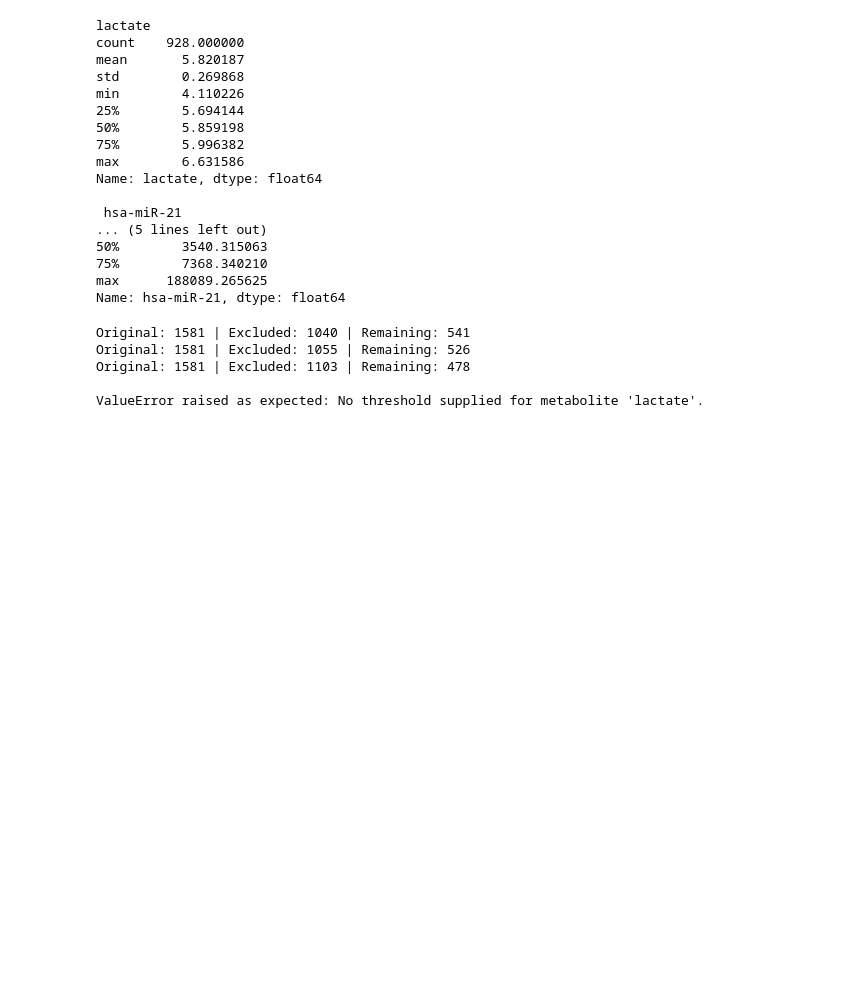
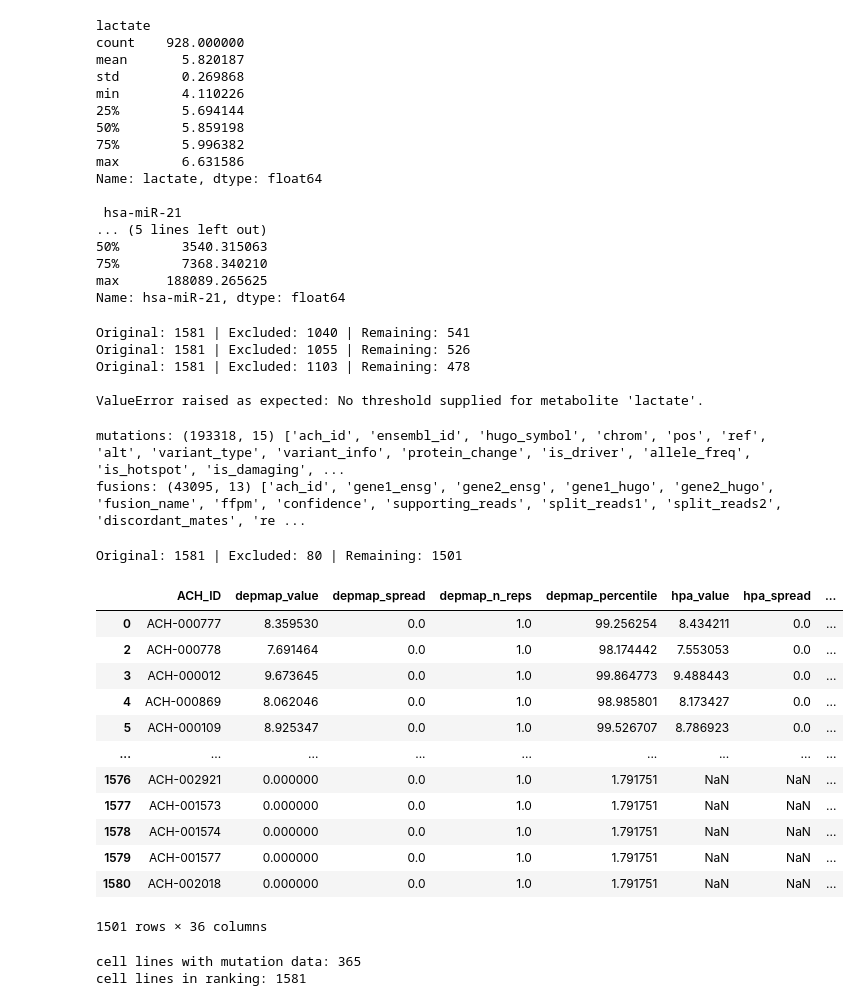
Before and after one commit to NattawasP/SEMTM0044_2025_AYEAR_TEAM34, a Jupyter notebook: notebooks/Victor_Data Exploration/Exclusion_and_Similarity.ipynb, the cells around one changed output. Saved outputs shown, nothing was run; the diff lists cells and outputs as text; code cells hidden in the pictures; blank space fills up the shorter version.

Commit message:
add expression, mutation and fusion exclusion criteria

```diff
--- a/notebooks/Victor_Data Exploration/Exclusion_and_Similarity.ipynb
+++ b/notebooks/Victor_Data Exploration/Exclusion_and_Similarity.ipynb
@@ -47,6 +51,9 @@ def apply_full_exclusion(ranked_df, tables, criteria=None):
                  "cin_max"     : float, exclude CIN above this
                  "metabolite"  : (name, threshold) tuple
                  "mirna"       : (name, threshold) tuple
+                 "gene_expressed"    : (ensembl_id, percentile) tuple
+                 "damaging_mutation" : ensembl_id
+                 "gene_in_fusion"    : ensembl_id
 
     Signature thresholds use established biological cutoffs. Metabolite and miRNA
     thresholds have no default: there is no biologically defensible universal
@@ -87,12 +94,44 @@ def apply_full_exclusion(ranked_df, tables, criteria=None):
         high = mirna_df.loc[name] > threshold
         exclude_cond |= merged["ACH_ID"].map(high).eq(True)
 
+    # exclude cell lines expressing an unwanted gene above a threshold percentile
+    if "gene_expressed" in criteria:
+        gene, pct_threshold = criteria["gene_expressed"]
+        expr_df = tables.get("expression")
+        if expr_df is None:
+            raise ValueError("Expression table not supplied.")
+        sub = expr_df[expr_df["ensembl_id"] == gene][["ACH_ID", "log2_tpm_plus1"]]
+        sub = sub.groupby("ACH_ID")["log2_tpm_plus1"].median()
+        high = sub.rank(pct=True) * 100 > pct_threshold
+        exclude_cond |= merged["ACH_ID"].map(high).eq(True)
+
+    # exclude cell lines with a damaging mutation in a given gene
+    if "damaging_mutation" in criteria:
+        gene = criteria["damaging_mutation"]
+        mut_df = tables.get("mutations")
+        if mut_df is None:
+            raise ValueError("Mutations table not supplied.")
+        hit = mut_df[(mut_df["ensembl_id"] == gene) &
+                     (mut_df["is_damaging"] | mut_df["is_lof"] | mut_df["is_hotspot"])]["ach_id"].unique()
+        exclude_cond |= merged["ACH_ID"].isin(hit)
+
+    # exclude cell lines where a given gene participates in any fusion
+    if "gene_in_fusion" in criteria:
+        gene = criteria["gene_in_fusion"]
+        fus_df = tables.get("fusions")
+        if fus_df is None:
+            raise ValueError("Fusions table not supplied.")
+        g1 = fus_df["gene1_ensg"].str.extract(r"(ENSG\d+)")[0]
+        g2 = fus_df["gene2_ensg"].str.extract(r"(ENSG\d+)")[0]
+        hit = fus_df.loc[(g1 == gene) | (g2 == gene), "ach_id"].unique()
+        exclude_cond |= merged["ACH_ID"].isin(hit)
+
     viable = merged[~exclude_cond].copy()
     print(f"Original: {len(merged)} | Excluded: {exclude_cond.sum()} | Remaining: {len(viable)}")
     return viable
 
-
-tables = {"signatures": signatures, "metabolomics": metabolomics, "mirna": mirna}
+tables = {"signatures": signatures, "metabolomics": metabolomics, "mirna": mirna,
+          "expression": fact_expr_dm, "mutations": fact_mut, "fusions": fact_fus}
 
 viable_candidates = apply_full_exclusion(ranked_baseline, tables,
                                           criteria={"msi_max": 3.0, "cin_max": 0.5})
@@ -263,3 +302,37 @@ Original: 1581 | Excluded: 1055 | Remaining: 526
 Original: 1581 | Excluded: 1103 | Remaining: 478
 
 ValueError raised as expected: No threshold supplied for metabolite 'lactate'.
+# %%
+print("mutations:", fact_mut.shape, fact_mut.columns.tolist())
+print("fusions:",   fact_fus.shape, fact_fus.columns.tolist())
+# %% [output]
+mutations: (193318, 15) ['ach_id', 'ensembl_id', 'hugo_symbol', 'chrom', 'pos', 'ref', 'alt', 'variant_type', 'variant_info', 'protein_change', 'is_driver', 'allele_freq', 'is_hotspot', 'is_damaging', ...
+fusions: (43095, 13) ['ach_id', 'gene1_ensg', 'gene2_ensg', 'gene1_hugo', 'gene2_hugo', 'fusion_name', 'ffpm', 'confidence', 'supporting_reads', 'split_reads1', 'split_reads2', 'discordant_mates', 're ...
+# %%
+apply_full_exclusion(ranked_baseline, tables, criteria={
+    "damaging_mutation": "ENSG00000133703",   # KRAS
+    "gene_in_fusion": "ENSG00000146648",      # EGFR, the target gene
+})
+# %% [output]
+Original: 1581 | Excluded: 80 | Remaining: 1501
+|  | ACH_ID | depmap_value | depmap_spread | depmap_n_reps | depmap_percentile | hpa_value | hpa_spread | ... |
+| 0 | ACH-000777 | 8.359530 | 0.0 | 1.0 | 99.256254 | 8.434211 | 0.0 | ... |
+| 2 | ACH-000778 | 7.691464 | 0.0 | 1.0 | 98.174442 | 7.553053 | 0.0 | ... |
+| 3 | ACH-000012 | 9.673645 | 0.0 | 1.0 | 99.864773 | 9.488443 | 0.0 | ... |
+| 4 | ACH-000869 | 8.062046 | 0.0 | 1.0 | 98.985801 | 8.173427 | 0.0 | ... |
+| 5 | ACH-000109 | 8.925347 | 0.0 | 1.0 | 99.526707 | 8.786923 | 0.0 | ... |
+| ... | ... | ... | ... | ... | ... | ... | ... | ... |
+| 1576 | ACH-002921 | 0.000000 | 0.0 | 1.0 | 1.791751 | NaN | NaN | ... |
+| 1577 | ACH-001573 | 0.000000 | 0.0 | 1.0 | 1.791751 | NaN | NaN | ... |
+| 1578 | ACH-001574 | 0.000000 | 0.0 | 1.0 | 1.791751 | NaN | NaN | ... |
+| 1579 | ACH-001577 | 0.000000 | 0.0 | 1.0 | 1.791751 | NaN | NaN | ... |
+| 1580 | ACH-002018 | 0.000000 | 0.0 | 1.0 | 1.791751 | NaN | NaN | ... |
+1501 rows × 36 columns
+# %%
+# mutation coverage: only a fraction of ranked cell lines have mutation data,
+# so exclusion can only act on those - the rest are unmeasured, not confirmed clean
+print("cell lines with mutation data:", fact_mut["ach_id"].nunique())
+print("cell lines in ranking:", ranked_baseline["ACH_ID"].nunique())
+# %% [output]
+cell lines with mutation data: 365
+cell lines in ranking: 1581
```
Also changed, not shown: parts of 1 cell of this notebook.
